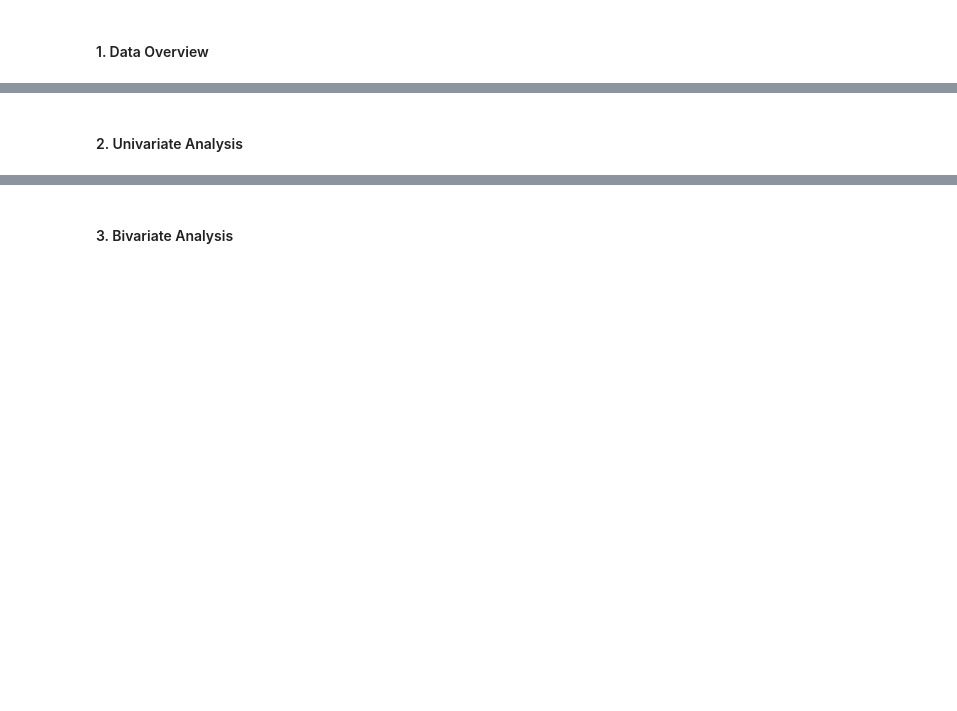
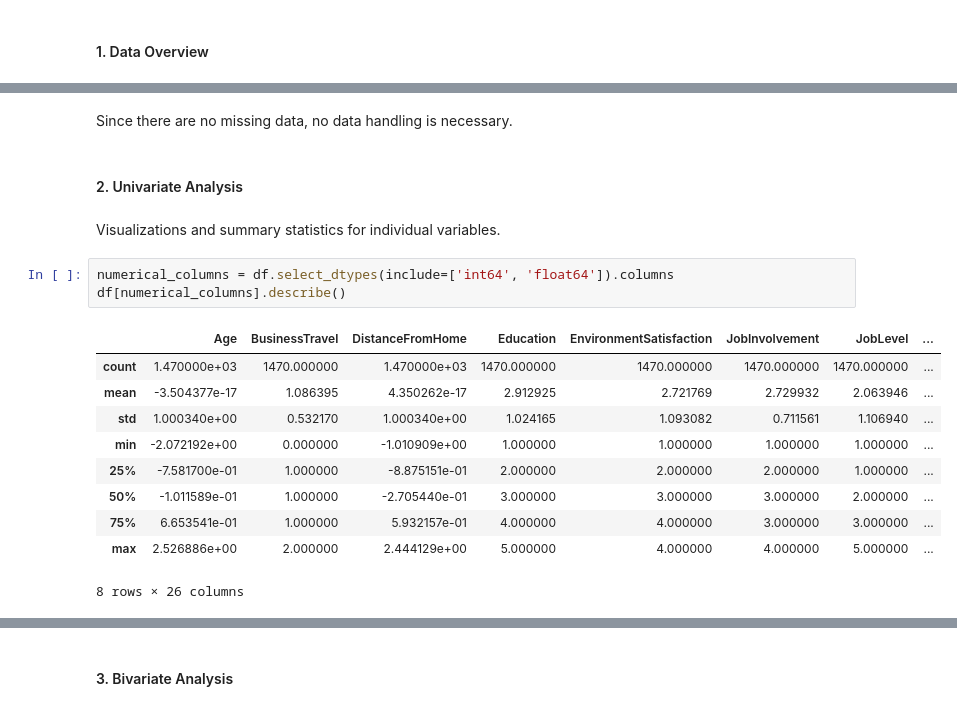
Before and after one commit to APaguil1990/SOLLDA1_MCO, a Jupyter notebook: IBM-Employee-Attrition-MCO.ipynb, the cells around one changed output, grey strips where cells are left out. Saved outputs shown, nothing was run; the diff lists cells and outputs as text; blank space fills up the shorter version.

```diff
--- a/IBM-Employee-Attrition-MCO.ipynb
+++ b/IBM-Employee-Attrition-MCO.ipynb
@@ -384,2 +378,20 @@ memory usage: 340.4 KB
+# %% [markdown]
+Since there are no missing data, no data handling is necessary.
 # %% [markdown]
 #### 2. Univariate Analysis
+# %% [markdown]
+Visualizations and summary statistics for individual variables.
+# %%
+numerical_columns = df.select_dtypes(include=['int64', 'float64']).columns
+df[numerical_columns].describe()
+# %% [output]
+|  | Age | BusinessTravel | DistanceFromHome | Education | EnvironmentSatisfaction | JobInvolvement | JobLevel | ... |
+| count | 1.470000e+03 | 1470.000000 | 1.470000e+03 | 1470.000000 | 1470.000000 | 1470.000000 | 1470.000000 | ... |
+| mean | -3.504377e-17 | 1.086395 | 4.350262e-17 | 2.912925 | 2.721769 | 2.729932 | 2.063946 | ... |
+| std | 1.000340e+00 | 0.532170 | 1.000340e+00 | 1.024165 | 1.093082 | 0.711561 | 1.106940 | ... |
+| min | -2.072192e+00 | 0.000000 | -1.010909e+00 | 1.000000 | 1.000000 | 1.000000 | 1.000000 | ... |
+| 25% | -7.581700e-01 | 1.000000 | -8.875151e-01 | 2.000000 | 2.000000 | 2.000000 | 1.000000 | ... |
+| 50% | -1.011589e-01 | 1.000000 | -2.705440e-01 | 3.000000 | 3.000000 | 3.000000 | 2.000000 | ... |
+| 75% | 6.653541e-01 | 1.000000 | 5.932157e-01 | 4.000000 | 4.000000 | 3.000000 | 3.000000 | ... |
+| max | 2.526886e+00 | 2.000000 | 2.444129e+00 | 5.000000 | 4.000000 | 4.000000 | 5.000000 | ... |
+8 rows × 26 columns
```
Also changed, not shown: parts of 21 cells of this notebook.
